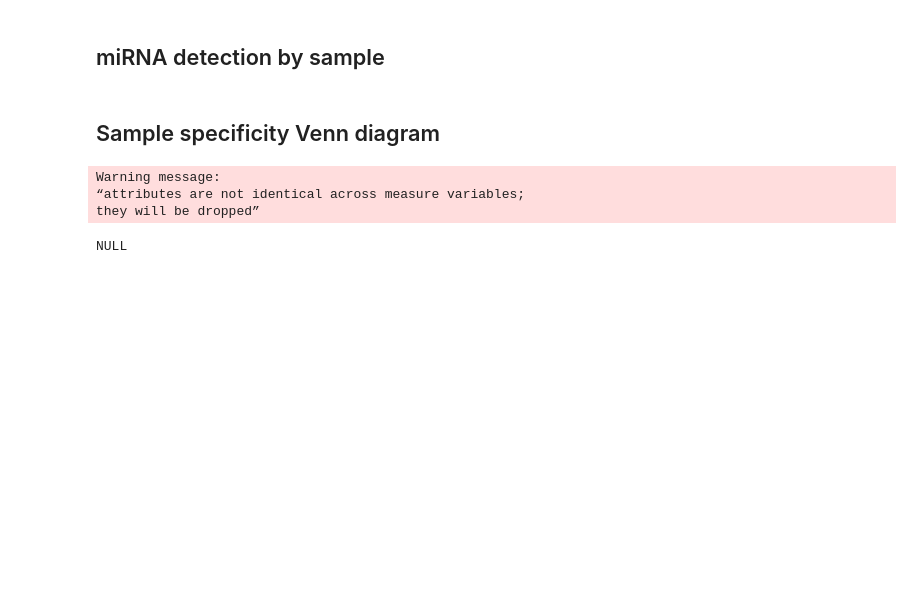
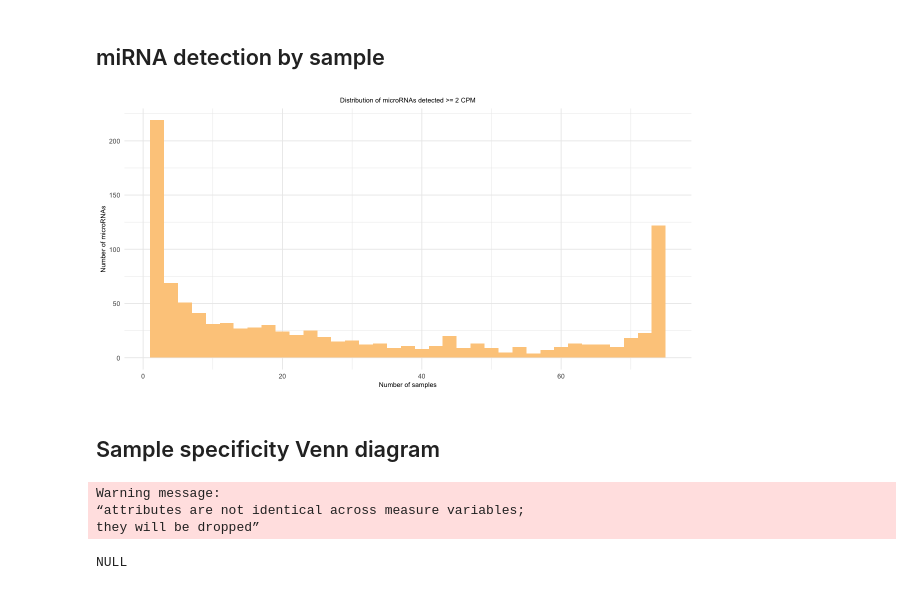
Before and after one commit to fairliereese/paper_rnawg, a Jupyter notebook: figures/fig_mirna/fig_mirna.ipynb, the cells around one changed output. Drawn from its saved outputs; the diff is of its cells as text; code cells hidden in the pictures; blank space fills up the shorter version.

```diff
--- a/figures/fig_mirna/fig_mirna.ipynb
+++ b/figures/fig_mirna/fig_mirna.ipynb
@@ -221,40 +195,37 @@ cpm_greaterthan2_func <- function(cpm_0) {
     check_max_cpm = c(check_max_cpm, max(cpm_0[i,]))
   }
   cpm_2 = cpm_0[which(check_max_cpm>2),]
   return(cpm_2)
 }
 
 
 cpm2_collapsed = cpm_greaterthan2_func(cpm_collapsed)
 
 df = data.frame(nSample = rowSums(1*(cpm2_collapsed>2)))
 df$sample = "all_samples"
 
 options(repr.plot.width = 10, repr.plot.height = 5)
 
-ggsave("figures/mirna_specificity_cpm2.png",
-plot = ggplot(df) + geom_histogram(
+ggplot(df) + geom_histogram(
     position = "dodge", aes(x = nSample, fill = sample),
     binwidth=2) +
     theme_minimal() +
     scale_fill_manual(values = c("#fdcc8a")) +
     ylab("Number of microRNAs") +
     xlab("Number of samples") +
     ggtitle("Distribution of microRNAs detected >= 2 CPM")+
     theme(legend.key.size = unit(1, 'lines'),
           axis.title.x = element_text(size = 8),
           axis.text.x = element_text(size = 8),
           axis.title.y = element_text(size = 8),
           axis.text.y = element_text(size = 8),
           legend.text=element_text(size=8),
           legend.title=element_blank(),
           legend.background = element_rect(color = 'white',fill=alpha('white', 0.5)),
           plot.title = element_text(hjust = 0.5, size = 8))+
-           theme(legend.position = c(0.8, 0.7))+ theme(legend.position = "none"),
-       dpi = 1000,
-       width = 120,
-       height = 40,
-       units ="mm")
+           theme(legend.position = c(0.8, 0.7))+ theme(legend.position = "none")
+# %% [output]
+[figure, added]
 # %% [markdown]
 ## Sample specificity Venn diagram
 # %%
```
Also changed, not shown: parts of 4 cells of this notebook.
